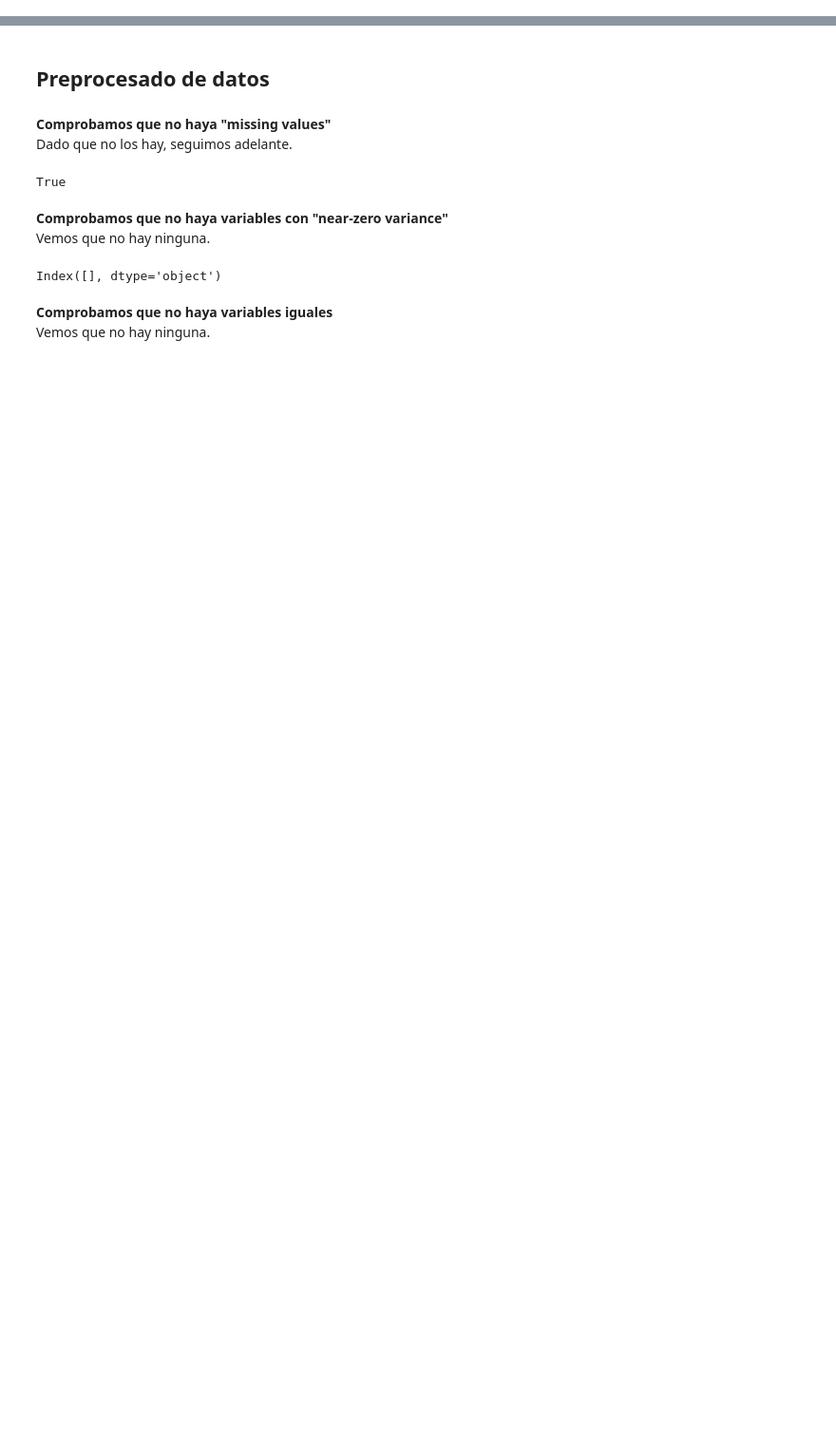
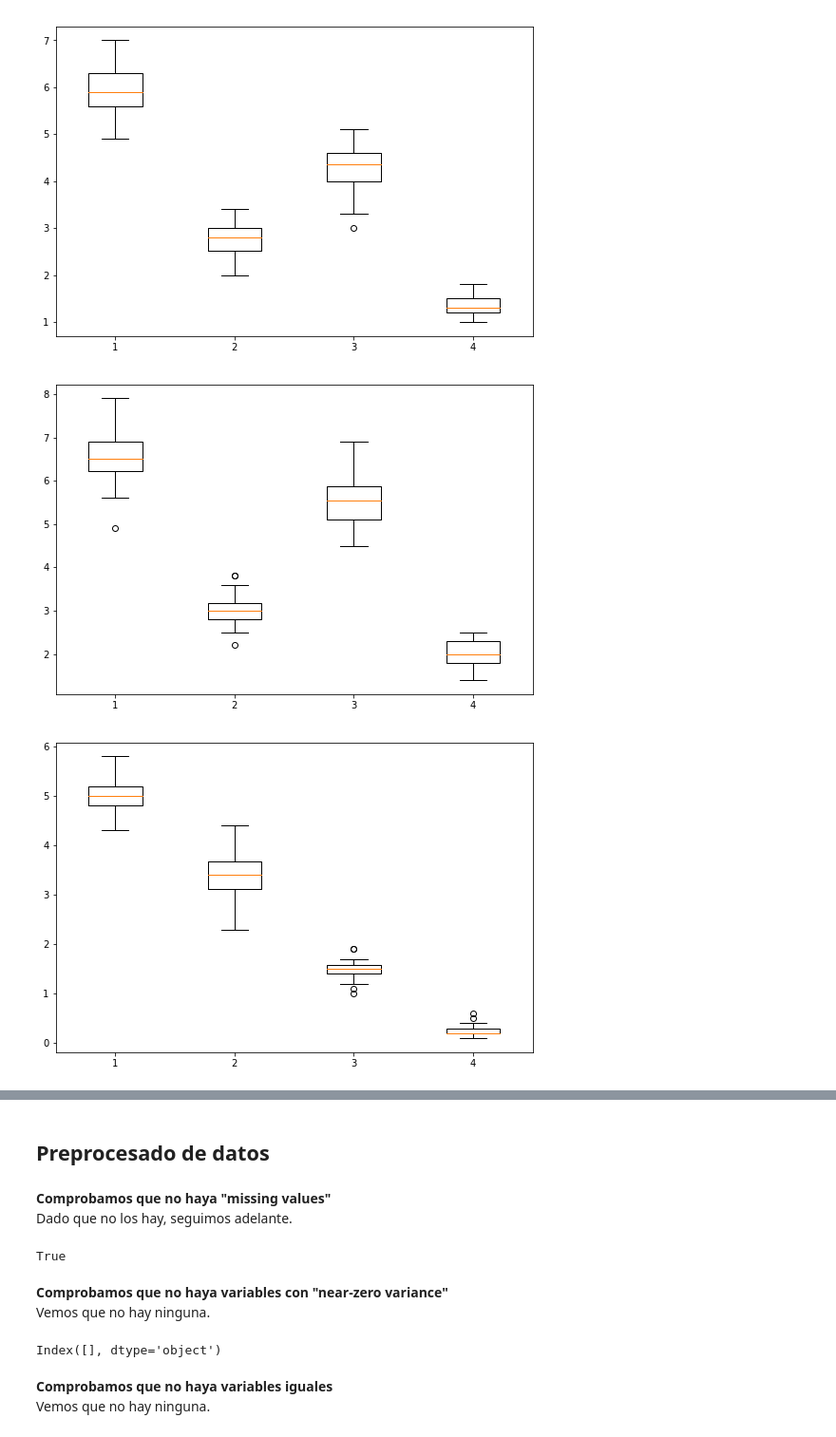
Before and after one commit to iagooteroc/int_computacional, a Jupyter notebook: p1.ipynb, the cells around one changed output, grey strips where cells are left out. Shown: that part at 95% size. Cells and saved outputs as stored; diff of their text form; code cells hidden in the pictures; blank space fills up the shorter version.

Commit message:
boxplot

```diff
--- a/p1.ipynb
+++ b/p1.ipynb
@@ -11,11 +14,30 @@ iris = datasets.load_iris()
+# %%
+# Cargamos dataset iris
+iris = pd.read_csv('iris.data', header=None, names=['largo_sepalo','ancho_sepalo','largo_petalo','ancho_petalo','clase'])
+# %%
+y = iris.clase.values
+X = iris.drop('clase',axis=1).values
 # %%
 bcw = pd.read_csv('./breast-cancer-wisconsin.data', header=None)
-# %%
-x = iris.data
-y = iris.target
-df = pd.DataFrame(x)
-df['y'] = y
-# print(df)
 # %%
 X_t = df.drop('y', axis=1)
 y_t = df['y']
+# %%
+# X[y == 'Iris-versicolor']
+for i in set(y):
+    # Create a figure instance
+    fig = plt.figure(figsize=(9, 6))
+
+    # Create an axes instance
+    ax = fig.add_subplot(111)
+    temp = X[y == i]
+    data = []
+    for j in range(X.shape[1]):
+        data.append(temp[:,j])
+    bp = ax.boxplot(data)
+#         print(temp[:,j])
+plt.show()
+# %% [output]
+[figure, added]
+[figure, added]
+[figure, added]
```
Also changed, not shown: parts of 4 cells of this notebook.
